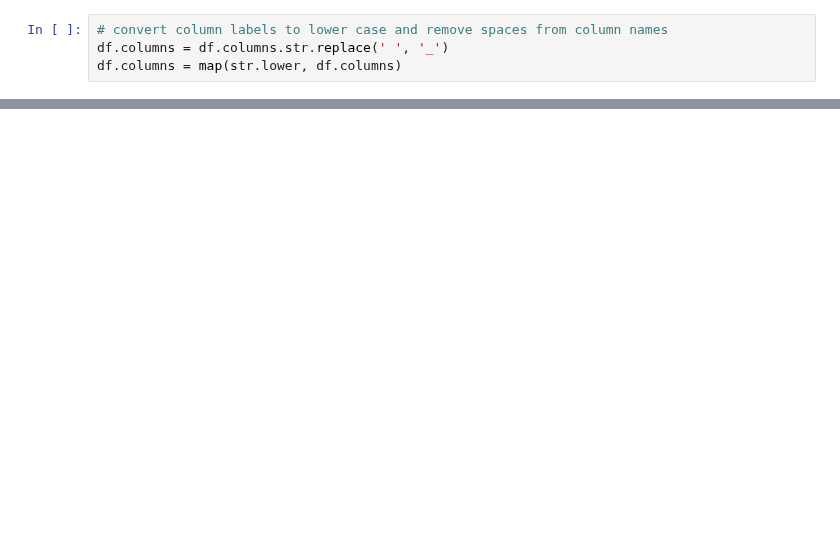
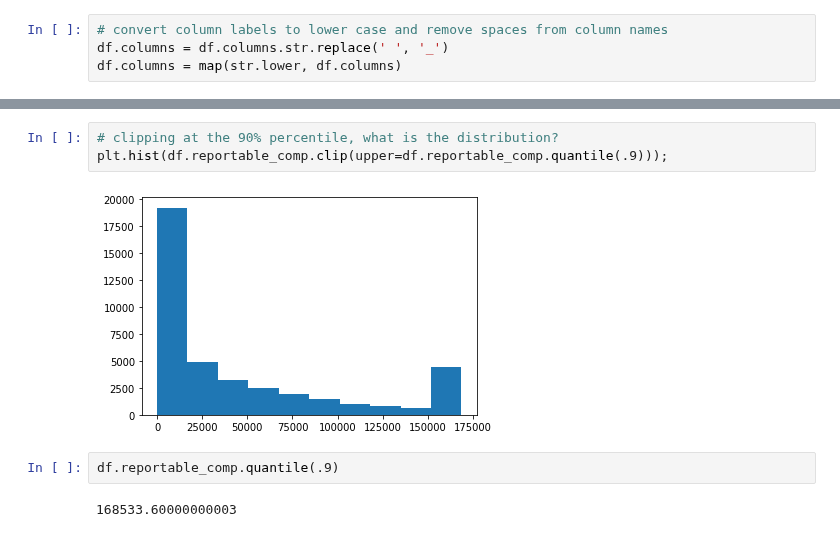
Before and after one commit to mrkjhsn/Not_for_Profit_Compensation_Modeling, a Jupyter notebook: executive_comp_data_prep.ipynb, the cells around one changed output, grey strips where cells are left out. Drawn from its saved outputs; the diff is of its cells as text; blank space fills up the shorter version.

```diff
--- a/executive_comp_data_prep.ipynb
+++ b/executive_comp_data_prep.ipynb
@@ -103,0 +195,9 @@ df[(df.trustee_or_director == True) &
+# %%
+# clipping at the 90% percentile, what is the distribution?
+plt.hist(df.reportable_comp.clip(upper=df.reportable_comp.quantile(.9)));
+# %% [output]
+[figure, added]
+# %%
+df.reportable_comp.quantile(.9)
+# %% [output]
+168533.60000000003
```
Also changed, not shown: parts of 63 cells of this notebook.
